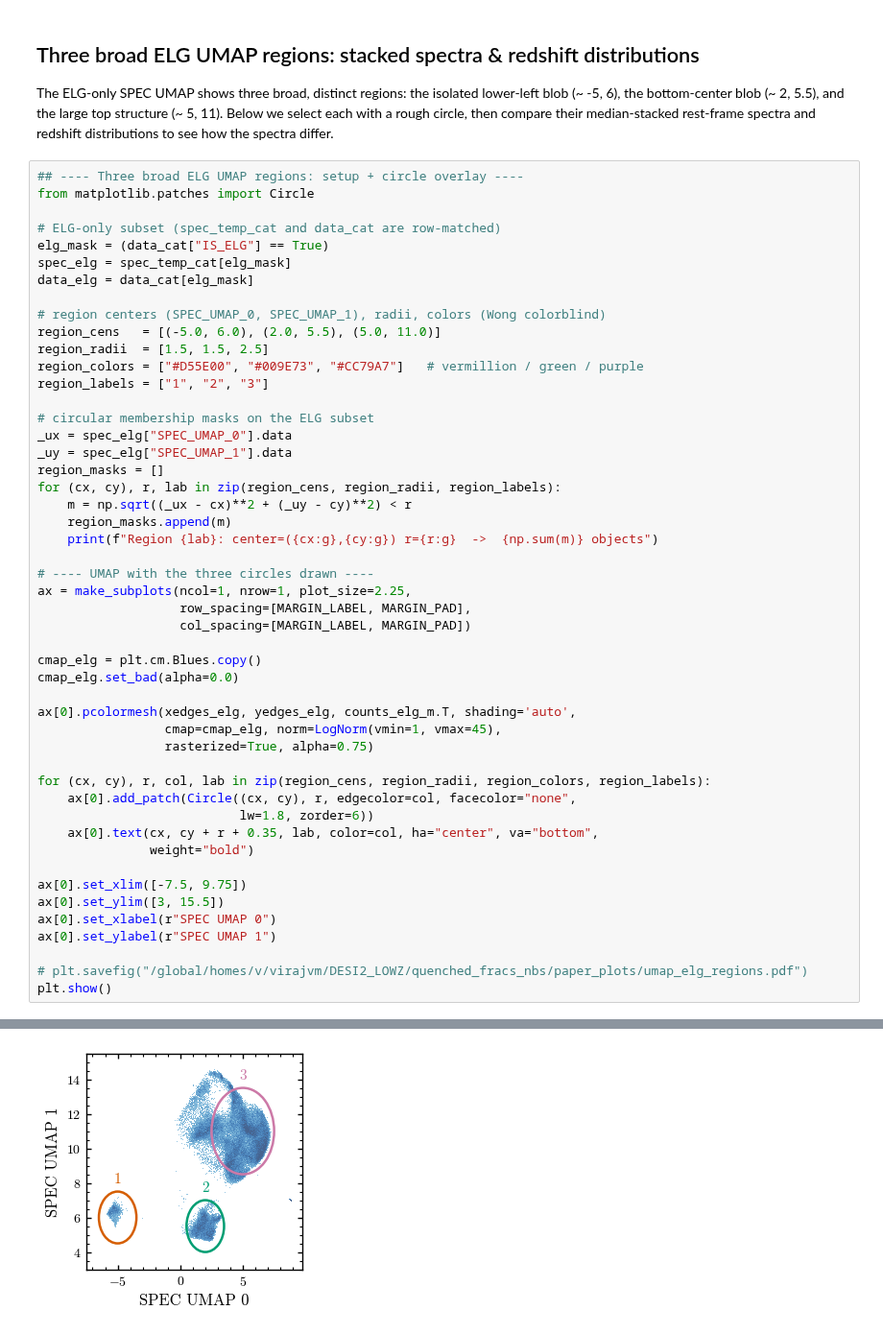
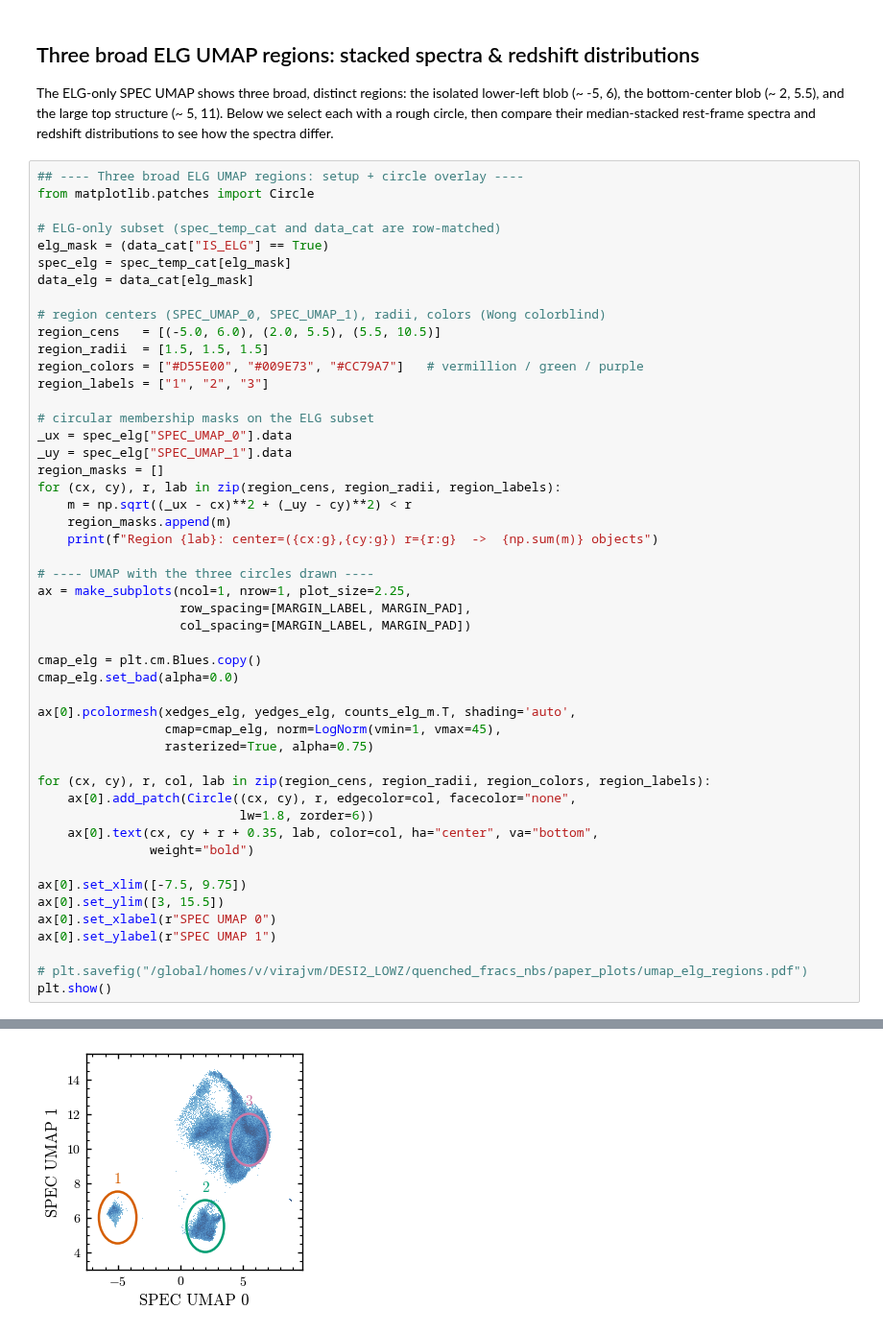
Before and after one commit to virajvman/desi_dwarfs, a Jupyter notebook: notebooks/catalog_paper/spectra_nnmf_explore.ipynb, the cells around one changed output, grey strips where cells are left out. Shown at 96% size. Saved outputs shown, nothing was run; the diff lists cells and outputs as text.

Commit message:
plot stuff

```diff
--- a/notebooks/catalog_paper/spectra_nnmf_explore.ipynb
+++ b/notebooks/catalog_paper/spectra_nnmf_explore.ipynb
@@ -782,8 +782,8 @@ spec_elg = spec_temp_cat[elg_mask]
 data_elg = data_cat[elg_mask]
 
 # region centers (SPEC_UMAP_0, SPEC_UMAP_1), radii, colors (Wong colorblind)
-region_cens   = [(-5.0, 6.0), (2.0, 5.5), (5.0, 11.0)]
-region_radii  = [1.5, 1.5, 2.5]
+region_cens   = [(-5.0, 6.0), (2.0, 5.5), (5.5, 10.5)]
+region_radii  = [1.5, 1.5, 1.5]
 region_colors = ["#D55E00", "#009E73", "#CC79A7"]   # vermillion / green / purple
 region_labels = ["1", "2", "3"]
 
@@ -828,4 +828,4 @@ Region 3: center=(5,11) r=2.5  ->  85489 objects
-[figure, old version]
+[figure, new version]
 # %%
 ## ---- Median-stacked rest-frame spectra in each ELG region ----
 sys.path.append(os.path.join(rootdir, 'DESI2_LOWZ/desi_dwarfs/code/plots'))
```
Also changed, not shown: parts of 3 cells of this notebook.
